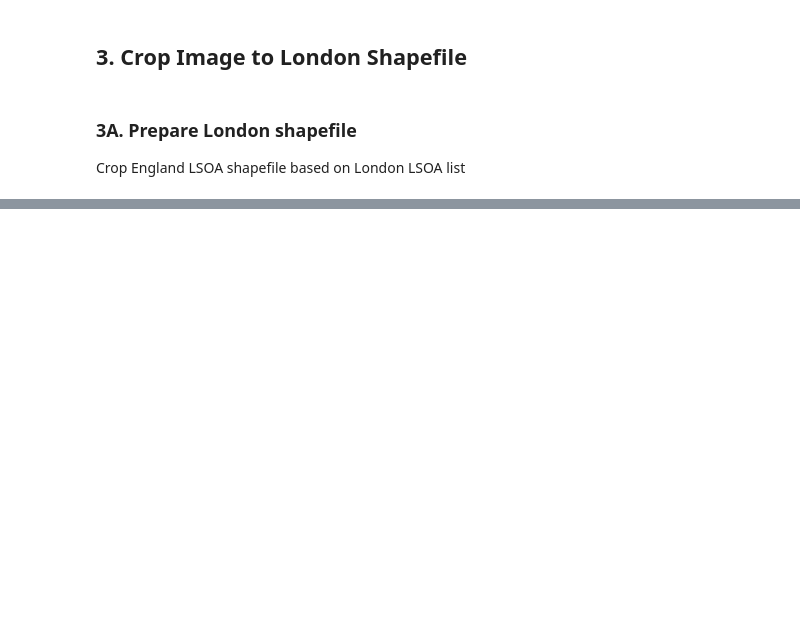
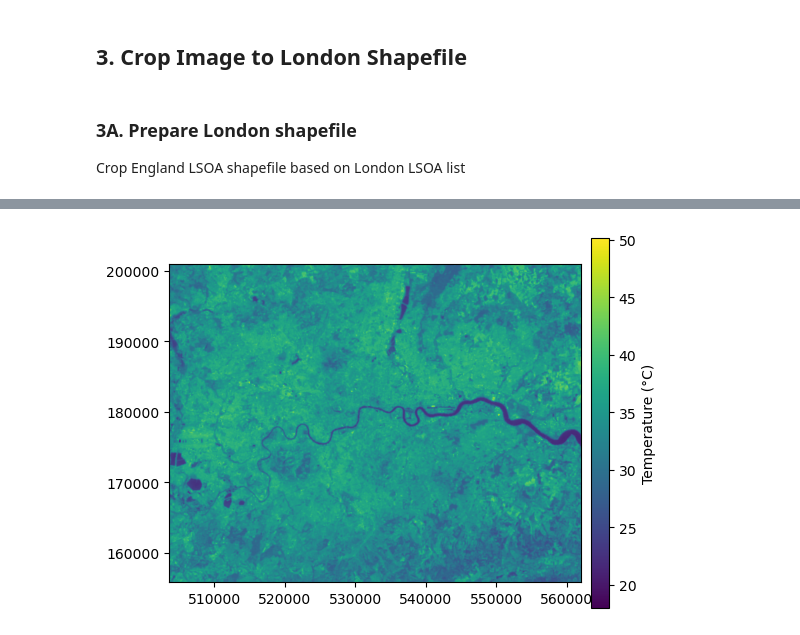
Before and after one commit to simwen/London_uhi, a Jupyter notebook: london_uhi.ipynb, the cells around one changed output, grey strips where cells are left out. Saved outputs shown, nothing was run; the diff lists cells and outputs as text; code cells hidden in the pictures; blank space fills up the shorter version.

```diff
--- a/london_uhi.ipynb
+++ b/london_uhi.ipynb
@@ -370,0 +394,39 @@ with rio.open('./data/intermediate/B10_bng_cropped.tif') as cropped_src:
+# %%
+scale_factor = 0.00341802
+add_offset = 149
+kelvin_to_celsius = -273.15
+
+def scale_to_celcius(tif_name, plot = False):
+    with rio.open(f'./data/intermediate/{tif_name}.tif') as cropped_src:
+
+        # Read the surface temperature data (DN values)
+        temperature_data_dn = cropped_src.read(1)
+
+        # Convert DN to temperature in degrees Celsius
+        temperature_data_celsius = (temperature_data_dn * scale_factor) + add_offset + kelvin_to_celsius
+
+        if plot == True:
+            # Show the plot with temperature in degrees Celsius
+            plot = show(temperature_data_celsius, transform=cropped_src.transform, cmap='viridis', ax=plt.gca(), vmin=18)
+
+            # Add a colorbar
+            colorbar = plot.get_figure().colorbar(plot.get_images()[0], ax=plot.axes, orientation='vertical', pad=0.02)
+            colorbar.set_label('Temperature (°C)')
+
+            # Show the plot
+            plt.show()
+
+    with rio.open(f'./data/intermediate/{tif_name}.tif') as cropped_src:
+
+        metadata = cropped_src.meta.copy()
+        # Update the data type to float32 for temperature values
+        metadata['dtype'] = 'float32'
+
+        # Open the new file for writing
+        with rio.open(f'./data/intermediate/{tif_name}_celcius.tif', 'w', **metadata) as dst:
+            # Write the corrected temperature data to the new file
+            dst.write(temperature_data_celsius, 1)
+# %%
+scale_to_celcius(tif_name = 'B10_bng_cropped', plot = True)
+# %% [output]
+[figure, added]
```
Also changed, not shown: parts of 39 cells of this notebook.
